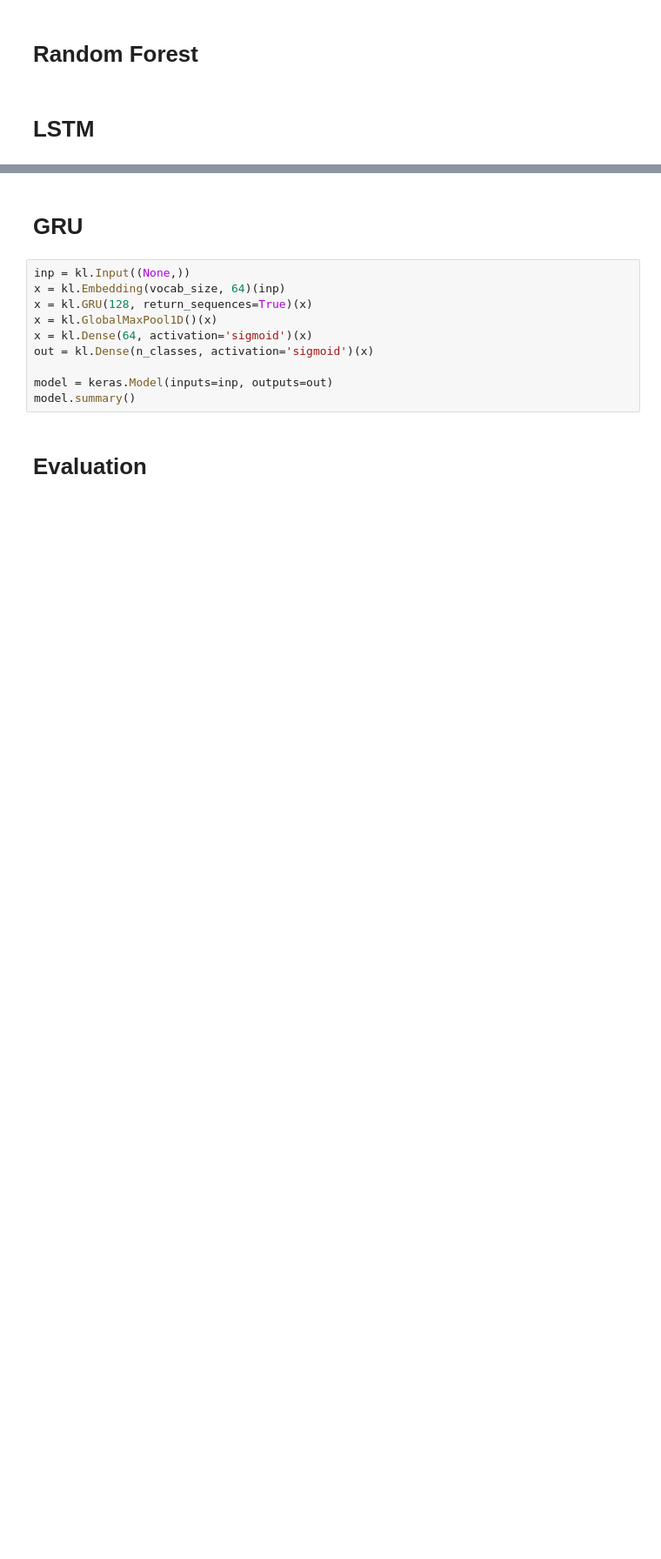
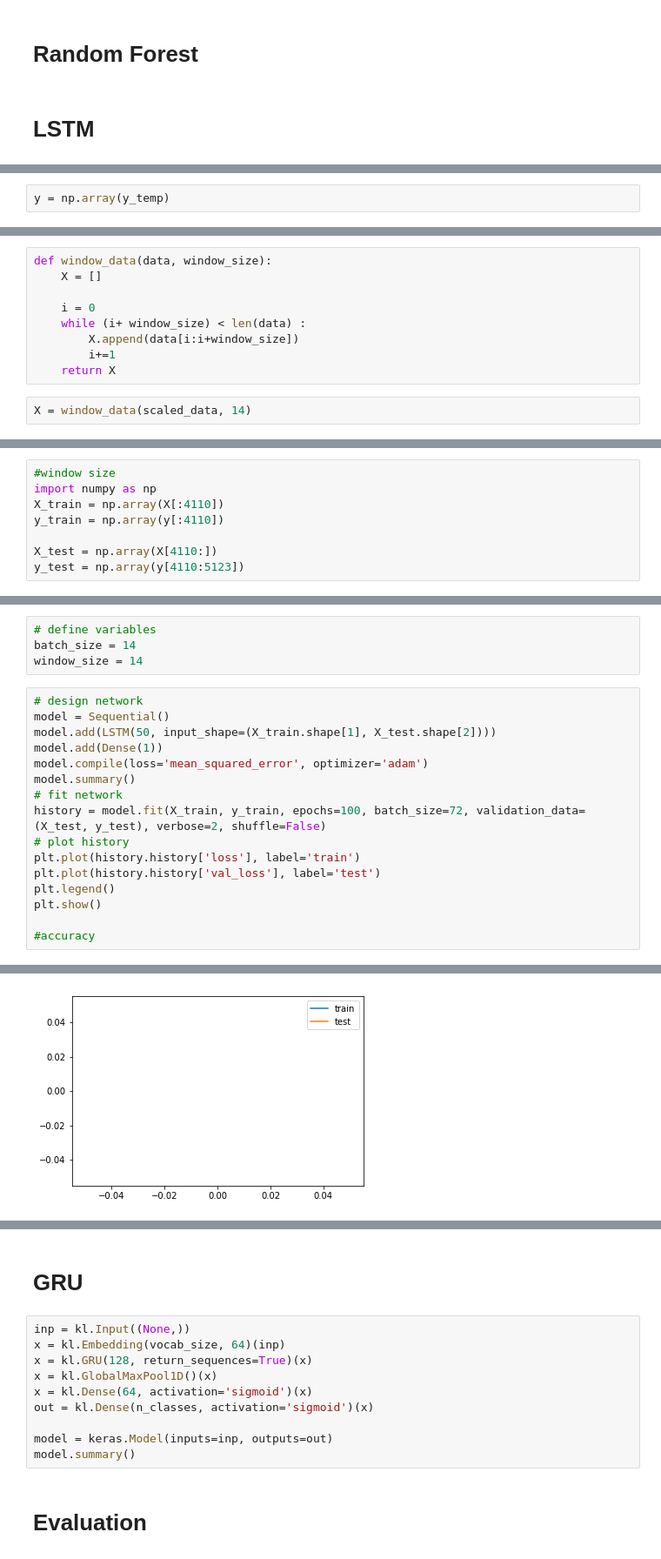
Before and after one commit to catherinelee274/Barcelona-Prediction, a Jupyter notebook: main.ipynb, the cells around one changed output, grey strips where cells are left out. Shown at 87% size. Drawn from its saved outputs; the diff is of its cells as text; blank space fills up the shorter version.

```diff
--- a/main.ipynb
+++ b/main.ipynb
@@ -48,0 +653,2 @@ model.add(Dense(1, activation='sigmoid'))
+# %%
+y = np.array(y_temp)
@@ -48,0 +661,11 @@ model.add(Dense(1, activation='sigmoid'))
+# %%
+def window_data(data, window_size):
+    X = []
+
+    i = 0
+    while (i+ window_size) < len(data) :
+        X.append(data[i:i+window_size])
+        i+=1
+    return X
+# %%
+X = window_data(scaled_data, 14)
@@ -48,0 +676,8 @@ model.add(Dense(1, activation='sigmoid'))
+# %%
+#window size
+import numpy as np
+X_train = np.array(X[:4110])
+y_train = np.array(y[:4110])
+
+X_test = np.array(X[4110:])
+y_test = np.array(y[4110:5123])
@@ -48,0 +699,21 @@ model.add(Dense(1, activation='sigmoid'))
+# %%
+# define variables
+batch_size = 14
+window_size = 14
+# %%
+# design network
+model = Sequential()
+model.add(LSTM(50, input_shape=(X_train.shape[1], X_test.shape[2])))
+model.add(Dense(1))
+model.compile(loss='mean_squared_error', optimizer='adam')
+model.summary()
+# fit network
+history = model.fit(X_train, y_train, epochs=100, batch_size=72, validation_data=(X_test, y_test), verbose=2, shuffle=False)
+# plot history
+plt.plot(history.history['loss'], label='train')
+plt.plot(history.history['val_loss'], label='test')
+plt.legend()
+plt.show()
+
+#accuracy
+# %% [output]
@@ -48,0 +737 @@ model.add(Dense(1, activation='sigmoid'))
+[figure, added]
```
Also changed, not shown: parts of 100 cells of this notebook.
